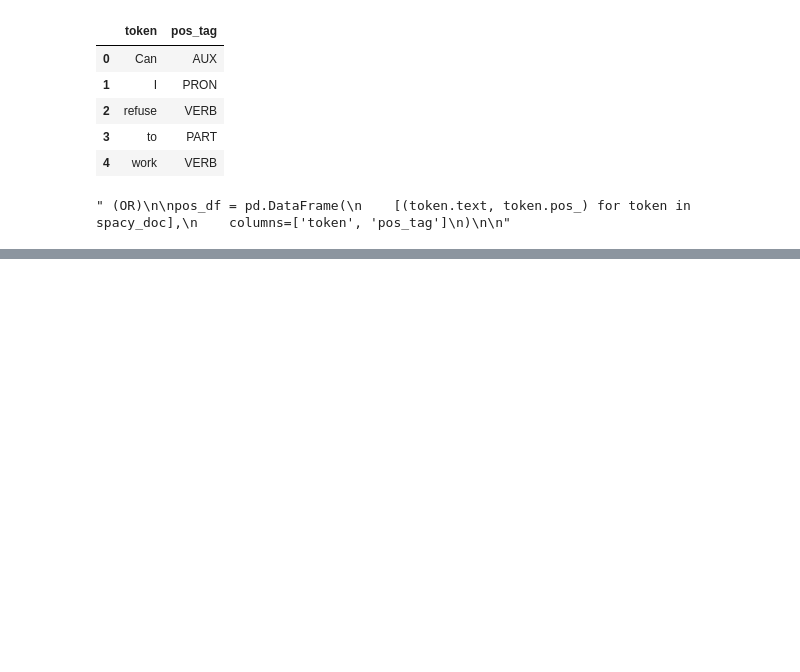
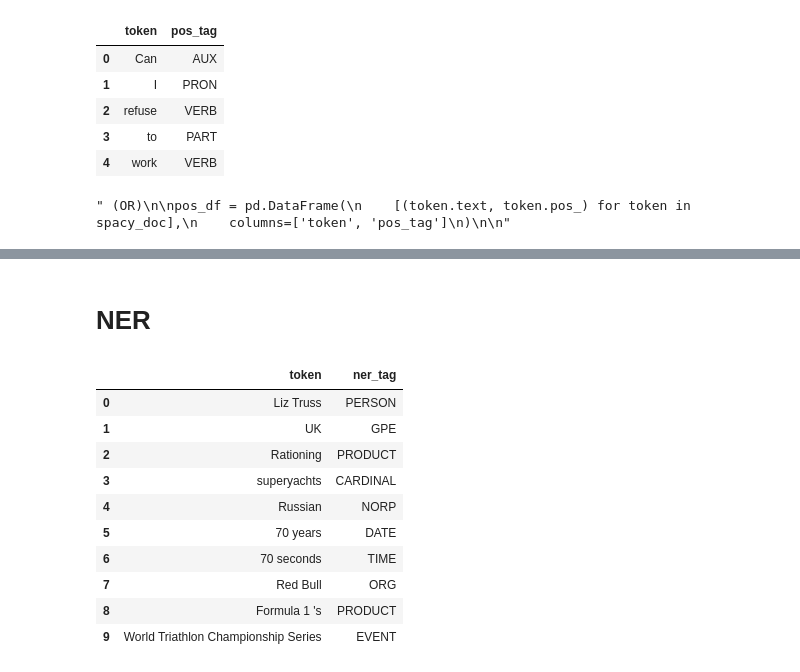
Before and after one commit to Harishkumar-J/AI-Text-Tagging-02, a Jupyter notebook: POS and NER.ipynb, the cells around one changed output, grey strips where cells are left out. Cells and saved outputs as stored; diff of their text form; code cells hidden in the pictures; blank space fills up the shorter version.

```diff
--- a/POS and NER.ipynb
+++ b/POS and NER.ipynb
@@ -194,0 +203,17 @@ pos_df_counts
+# %% [markdown]
+# NER
+# %%
+ner_df = pd.DataFrame([{'token': token.text, 'ner_tag': token.label_} for token in spacy_doc.ents if pd.isna(token.label_) is False])
+ner_df.head(10)
+# %% [output]
+|  | token | ner_tag |
+| 0 | Liz Truss | PERSON |
+| 1 | UK | GPE |
+| 2 | Rationing | PRODUCT |
+| 3 | superyachts | CARDINAL |
+| 4 | Russian | NORP |
+| 5 | 70 years | DATE |
+| 6 | 70 seconds | TIME |
+| 7 | Red Bull | ORG |
+| 8 | Formula 1 's | PRODUCT |
+| 9 | World Triathlon Championship Series | EVENT |
```
Also changed, not shown: parts of 4 cells of this notebook.
